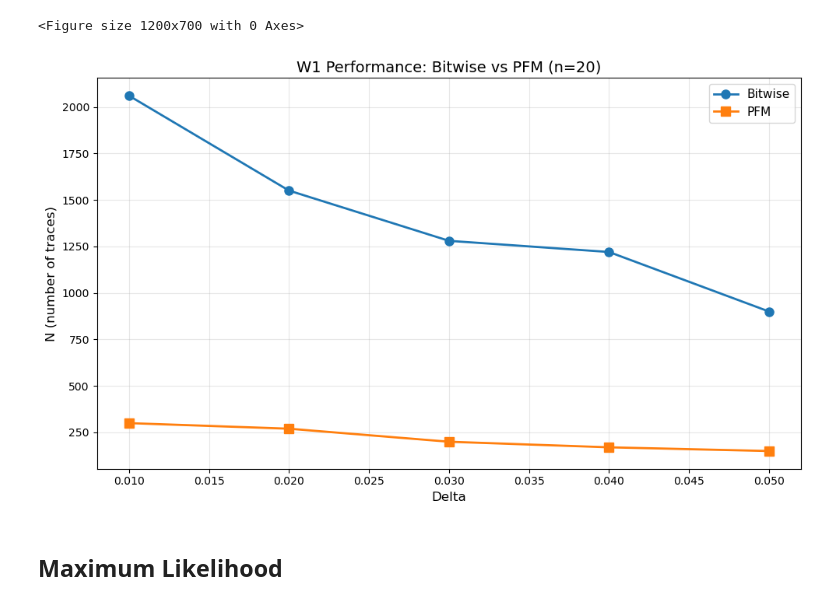
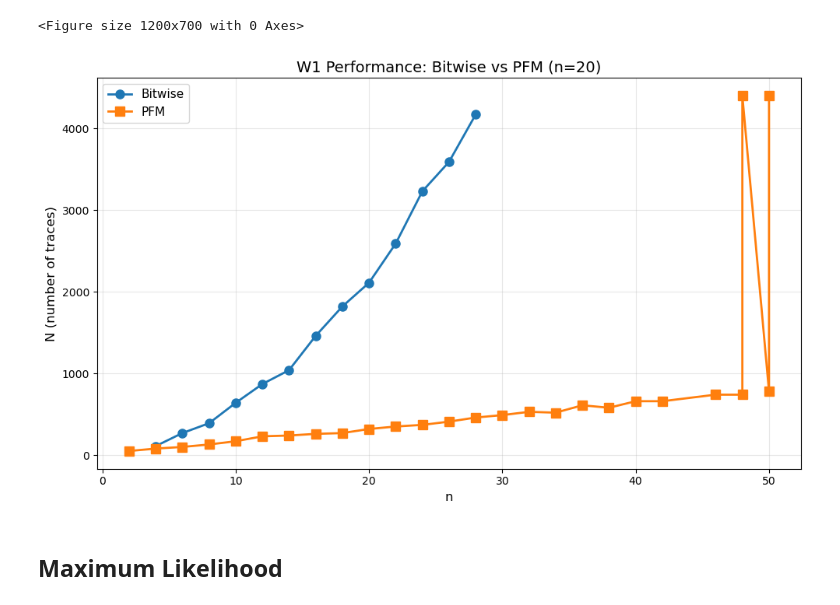
Before and after one commit to polka-rat/Sequence_Reconstruction_Immuno, a Jupyter notebook: Channels_pertaining_to_Immunogenics.ipynb, the cells around one changed output. Cells and saved outputs as stored; diff of their text form; code cells hidden in the pictures.

```diff
--- a/Channels_pertaining_to_Immunogenics.ipynb
+++ b/Channels_pertaining_to_Immunogenics.ipynb
@@ -364,30 +502,30 @@ KeyError: 'Delta'
 # %%
 import pandas as pd
 import matplotlib.pyplot as plt
 
 # Read CSV files for W1 bitwise and PFM
-df_bitwise = pd.read_csv('channel_results_bitwise_delta.csv')
-df_pfm = pd.read_csv('channel_results_pfm_delta.csv')
+df_bitwise = pd.read_csv('channel_results_bitwise_large_range.csv')
+df_pfm = pd.read_csv('channel_results_pfm_large_range.csv')
 
 # Filter W1 data
-df_bitwise_w1 = df_bitwise[df_bitwise['Channel'] == 'W1'].sort_values('Delta')
-df_pfm_w1 = df_pfm[df_pfm['Channel'] == 'W1'].sort_values('Delta')
+df_bitwise_w1 = df_bitwise[df_bitwise['Channel'] == 'W1'].sort_values('n')
+df_pfm_w1 = df_pfm[df_pfm['Channel'] == 'W1'].sort_values('n')
 
 # Create plot
 plt.figure(figsize=(10, 6))
 
-plt.plot(df_bitwise_w1['Delta'], df_bitwise_w1['N'], marker='o', label='Bitwise', linewidth=2, markersize=8)
-plt.plot(df_pfm_w1['Delta'], df_pfm_w1['N'], marker='s', label='PFM', linewidth=2, markersize=8)
+plt.plot(df_bitwise_w1['n'], df_bitwise_w1['N'], marker='o', label='Bitwise', linewidth=2, markersize=8)
+plt.plot(df_pfm_w1['n'], df_pfm_w1['N'], marker='s', label='PFM', linewidth=2, markersize=8)
 
-plt.xlabel('Delta', fontsize=12)
+plt.xlabel('n', fontsize=12)
 plt.ylabel('N (number of traces)', fontsize=12)
 plt.title('W1 Performance: Bitwise vs PFM (n=20)', fontsize=14)
 plt.legend(fontsize=11)
 plt.grid(True, alpha=0.3)
 plt.tight_layout()
 plt.show()
 # %% [output]
-[figure, old version]
+[figure, new version]
 # %% [markdown]
 ## Maximum Likelihood
 # %%
```
Also changed, not shown: parts of 15 cells of this notebook, 35 other files.
